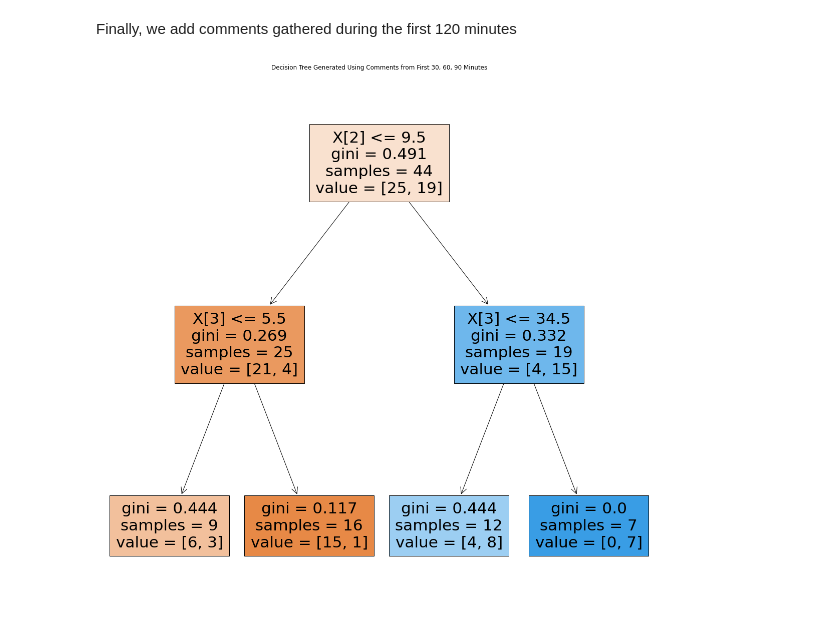
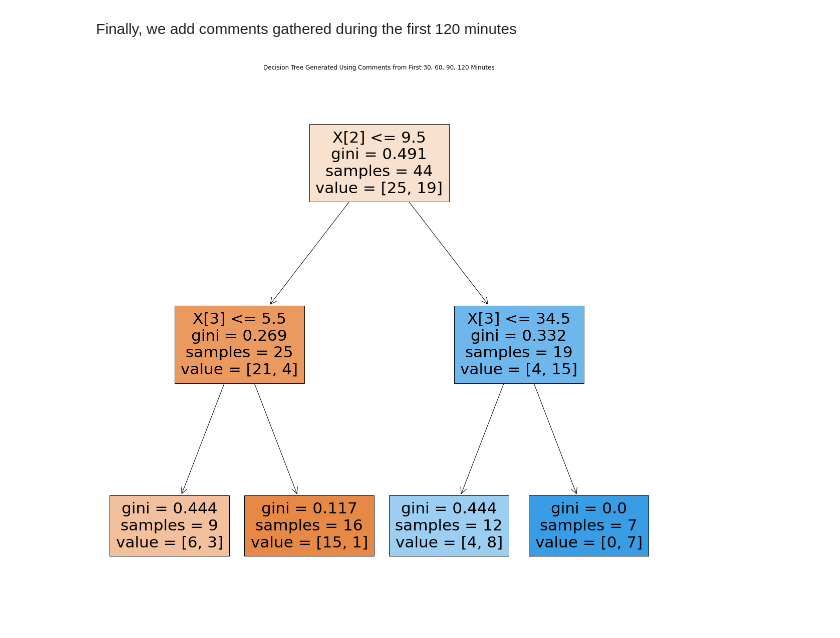
Before and after one commit to 404notfound-erdosbootcampproject/reddit_analysis, a Jupyter notebook: create_models_run_3rd.ipynb, the cells around one changed output. Drawn from its saved outputs; the diff is of its cells as text; code cells hidden in the pictures.

```diff
--- a/create_models_run_3rd.ipynb
+++ b/create_models_run_3rd.ipynb
@@ -242,20 +245,20 @@ Finally, we add comments gathered during the first 120 minutes
 # %%
 ## 120 minutes
 
 X = df[['first_30_comments','first_hour_comments','first_90_comments','first_120_comments']].to_numpy()
 y = df[['class']].to_numpy()
 
 X_train, X_test0, y_train, y_test0 = train_test_split(X, y,
                                                     test_size=0.5,
                                                     random_state=9)
 tree_clf = DecisionTreeClassifier(random_state = 100,max_depth=2)
 
 plt.figure(figsize = (20,20))
 
 ## Plot the fitted tree
 fig = tree_clf.fit(X_train, y_train)
 tree.plot_tree(fig,filled = True,max_depth=2)
-plt.title("Decision Tree Generated Using Comments from First 30, 60, 90 Minutes")
+plt.title("Decision Tree Generated Using Comments from First 30, 60, 90, 120 Minutes")
 plt.show()
 # %% [output]
-[figure, old version]
+[figure, new version]
```
Also changed, not shown: parts of 8 cells of this notebook.
